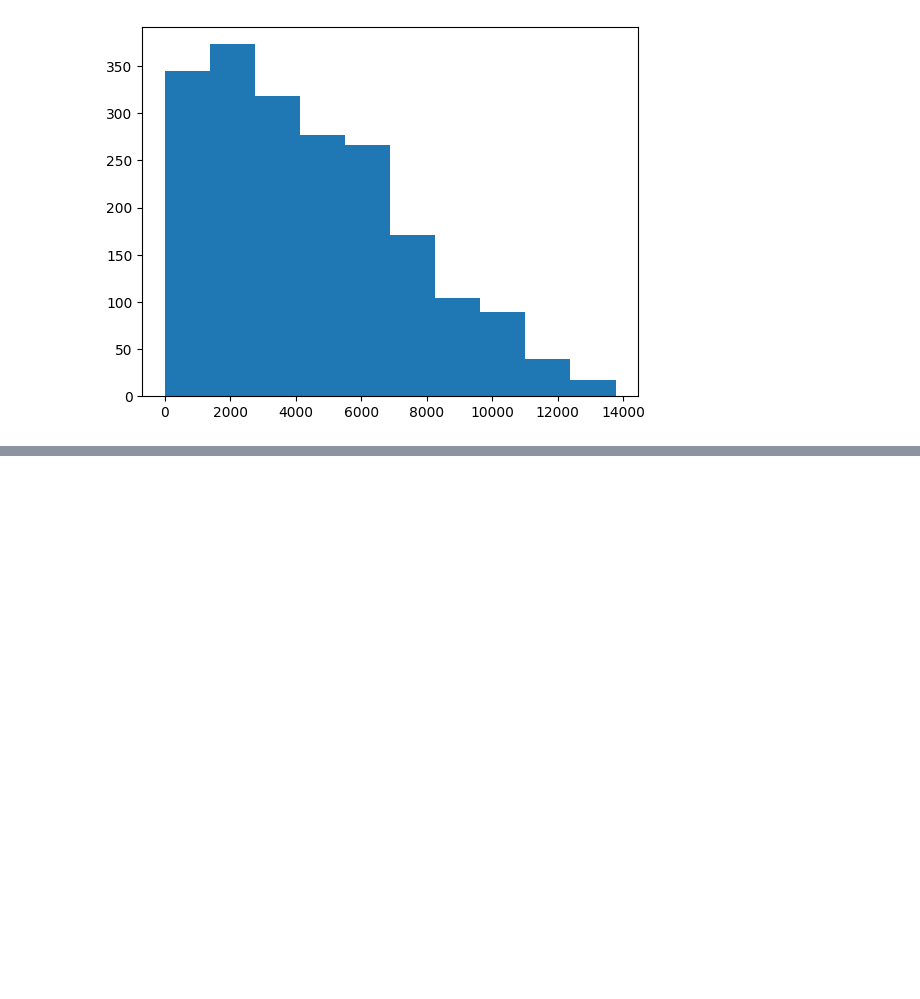
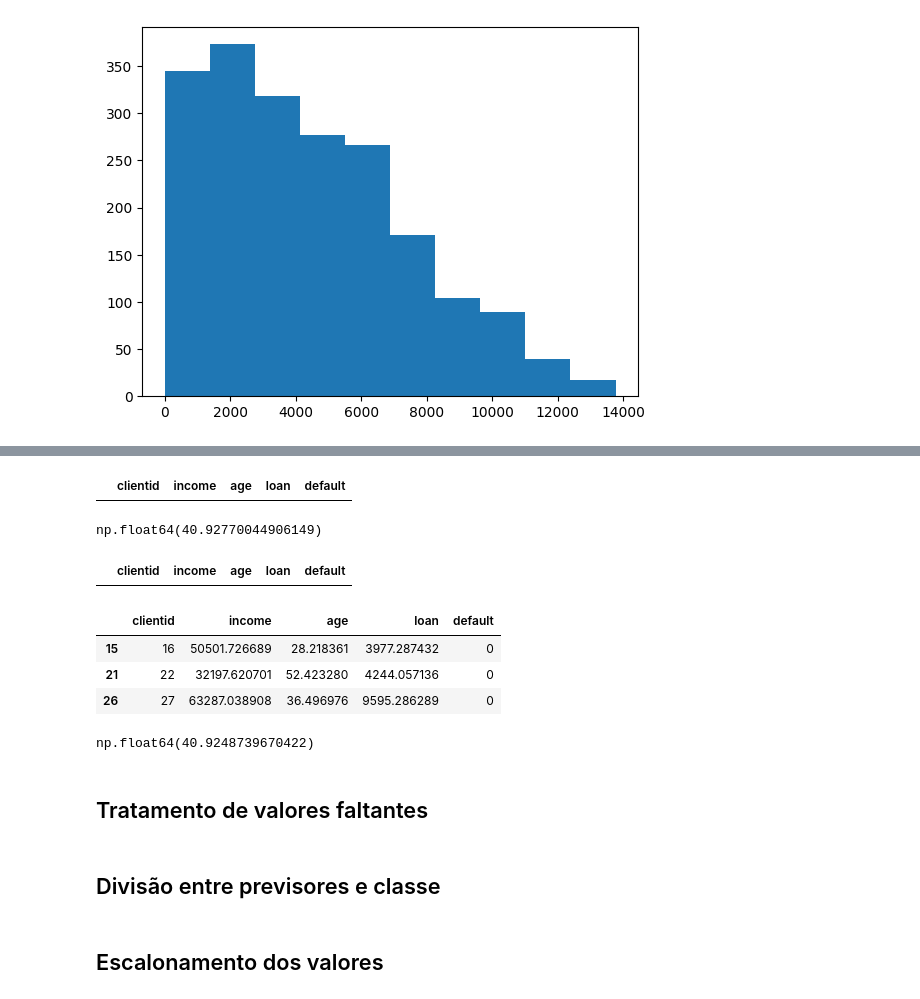
Before and after one commit to Joao-Inacio/Machine-Learning-e-Data-Science-com-Python, a Jupyter notebook: 0.1-pre-processamento-dos-dados/eda.ipynb, the cells around one changed output, grey strips where cells are left out. Saved outputs shown, nothing was run; the diff lists cells and outputs as text; code cells hidden in the pictures; blank space fills up the shorter version.

```diff
--- a/0.1-pre-processamento-dos-dados/eda.ipynb
+++ b/0.1-pre-processamento-dos-dados/eda.ipynb
@@ -102,0 +157,31 @@ grafico.show()
+# %%
+df3[df3['age'] < 0]
+# %% [output]
+|  | clientid | income | age | loan | default |
+# %%
+# Preencher os valores inconsistente manualmente
+df['age'][df['age'] > 0].mean()
+# %% [output]
+np.float64(40.92770044906149)
+# %%
+df['age'] = df['age'].apply(lambda x: abs(x)) # transformando valores negativo para positivo
+df[df['age'] < 0]
+# %% [output]
+|  | clientid | income | age | loan | default |
+# %%
+df.iloc[[15, 21, 26]]
+# %% [output]
+|  | clientid | income | age | loan | default |
+| 15 | 16 | 50501.726689 | 28.218361 | 3977.287432 | 0 |
+| 21 | 22 | 32197.620701 | 52.423280 | 4244.057136 | 0 |
+| 26 | 27 | 63287.038908 | 36.496976 | 9595.286289 | 0 |
+# %%
+df['age'].mean()
+# %% [output]
+np.float64(40.9248739670422)
+# %% [markdown]
+## Tratamento de valores faltantes
+# %% [markdown]
+## Divisão entre previsores e classe
+# %% [markdown]
+## Escalonamento dos valores
```
Also changed, not shown: parts of 5 cells of this notebook.
